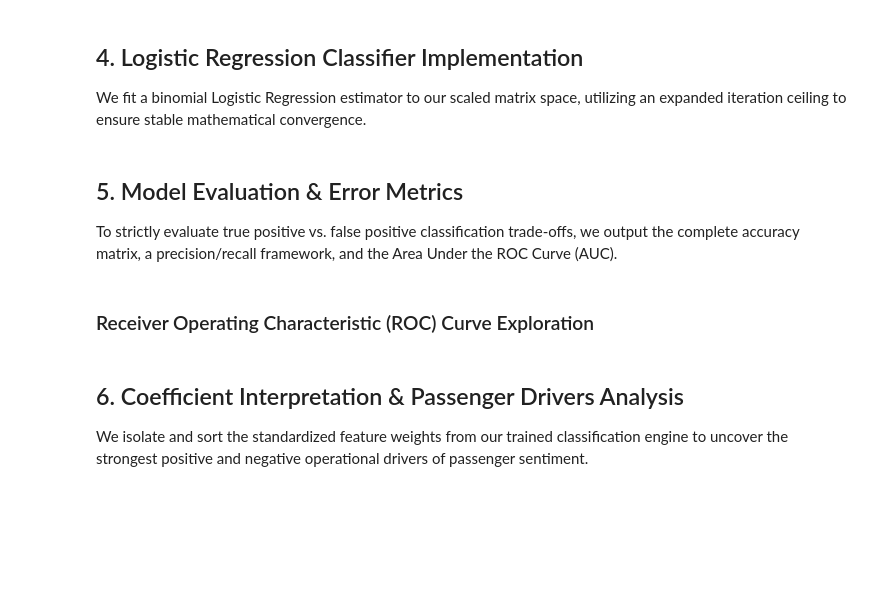
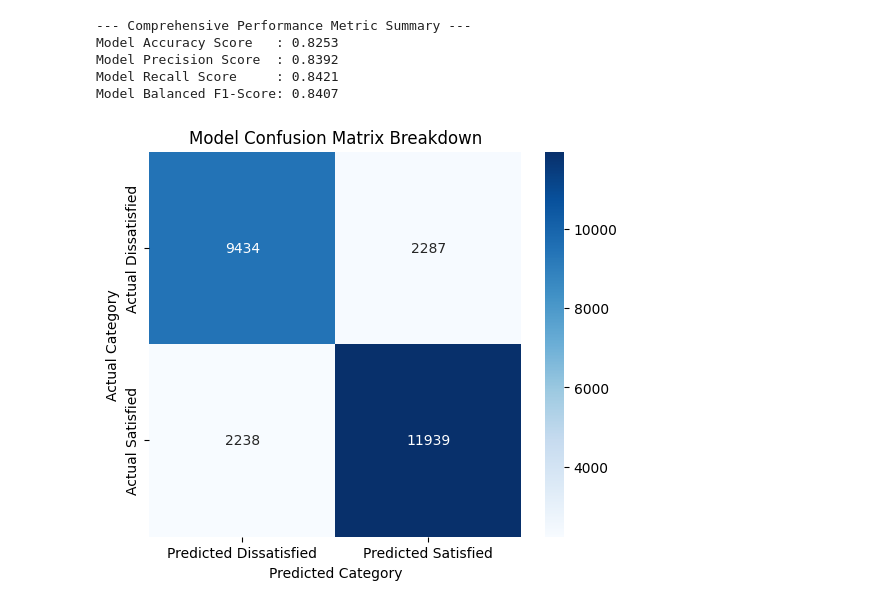
Before and after one commit to ayobamicopy/logistics-regression-analysis, a Jupyter notebook: logistic_regression_analysis.ipynb, the cells around one changed output. Cells and saved outputs as stored; diff of their text form; code cells hidden in the pictures; blank space fills up the shorter version.

```diff
--- a/logistic_regression_analysis.ipynb
+++ b/logistic_regression_analysis.ipynb
@@ -76,4 +76 @@ print('Testing Inputs Matrix Shape :', X_test.shape)
-# %% [markdown]
-## 4. Logistic Regression Classifier Implementation
-We fit a binomial Logistic Regression estimator to our scaled matrix space, utilizing an expanded iteration ceiling to ensure stable mathematical convergence.
 # %%
@@ -89,31 +83,29 @@ print('Logistic Regression estimation phase completed successfully!')
-# %% [markdown]
-## 5. Model Evaluation & Error Metrics
-To strictly evaluate true positive vs. false positive classification trade-offs, we output the complete accuracy matrix, a precision/recall framework, and the Area Under the ROC Curve (AUC).
 # %%
-# Generate primary evaluation parameters
 accuracy = accuracy_score(y_test, y_pred)
 precision = precision_score(y_test, y_pred)
 recall = recall_score(y_test, y_pred)
+f1 = f1_score(y_test, y_pred)
 
-print('--- Core Performance Vector Summary ---')
-print(f'Model Accuracy Score : {accuracy:.4f}')
-print(f'Model Precision Score: {precision:.4f}')
-print(f'Model Recall Score   : {recall:.4f}')
+print('--- Comprehensive Performance Metric Summary ---')
+print(f'Model Accuracy Score   : {accuracy:.4f}')
+print(f'Model Precision Score  : {precision:.4f}')
+print(f'Model Recall Score     : {recall:.4f}')
+print(f'Model Balanced F1-Score: {f1:.4f}')
 
-print('\n--- Comprehensive Classification Report ---')
-print(classification_report(y_test, y_pred, target_names=['Dissatisfied', 'Satisfied']))
-
-# Generate the absolute Confusion Matrix
+# Plot confusion matrix heatmap
 cm = confusion_matrix(y_test, y_pred)
-
-# Generate a professional heatmap visualization
 plt.figure(figsize=(6, 5))
 sns.heatmap(cm, annot=True, fmt='d', cmap='Blues',
             xticklabels=['Predicted Dissatisfied', 'Predicted Satisfied'],
             yticklabels=['Actual Dissatisfied', 'Actual Satisfied'])
-plt.title('Model Confusion Matrix Matrix Heatmap')
+plt.title('Model Confusion Matrix Breakdown')
 plt.ylabel('Actual Category')
 plt.xlabel('Predicted Category')
 plt.show()
+# %% [output]
+--- Comprehensive Performance Metric Summary ---
+Model Accuracy Score   : 0.8253
+Model Precision Score  : 0.8392
+Model Recall Score     : 0.8421
+Model Balanced F1-Score: 0.8407
+[figure, added]
-# %% [markdown]
-### Receiver Operating Characteristic (ROC) Curve Exploration
@@ -134,3 +111,0 @@ plt.show()
-# %% [markdown]
-## 6. Coefficient Interpretation & Passenger Drivers Analysis
-We isolate and sort the standardized feature weights from our trained classification engine to uncover the strongest positive and negative operational drivers of passenger sentiment.
```
Also changed, not shown: parts of 15 cells of this notebook, 1 other file.
